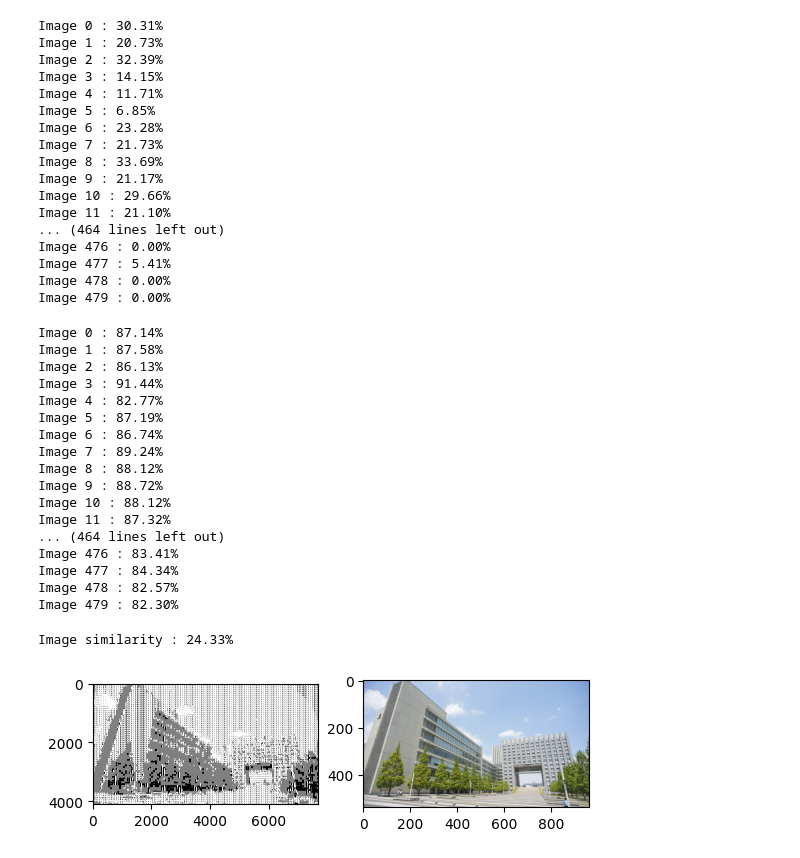
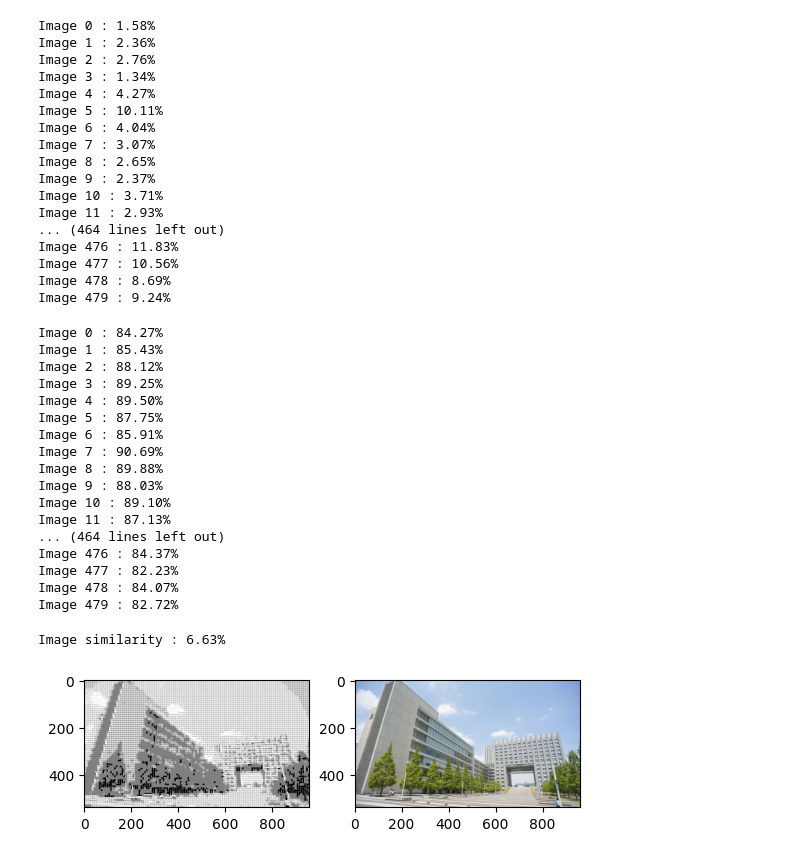
Before and after one commit to Pasapeb-cell/Ascii-Evaluation, a Jupyter notebook: test_tone.ipynb, the cells around one changed output. Saved outputs shown, nothing was run; the diff lists cells and outputs as text; code cells hidden in the pictures.

```diff
--- a/test_tone.ipynb
+++ b/test_tone.ipynb
@@ -8,6 +8,7 @@ from PIL import Image
 from skimage.metrics import structural_similarity as ssim
 
 model = SentenceTransformer('clip-ViT-B-32')
+PATCH_SIZE = 32
 # %%
 def extract_patches(image, n, m):
     patches = []
@@ -26,10 +27,11 @@ def extract_patches(image, n, m):
 
     return np.array([patch for patch in patches]), images_width, images_height
 # %%
-ascii_imgs, _, _ = extract_patches(Image.open('converted_sit_toyosu.png'), 16, 16)
 img = Image.open('sit_toyosu.png')
 gray = img.convert('L')
-normal_imgs, _, _ = extract_patches(gray, 16, 16)
+ascii = Image.open('converted_sit_toyosu.png').resize(img.size)
+normal_imgs, _, _ = extract_patches(gray, PATCH_SIZE, PATCH_SIZE)
+ascii_imgs, _, _ = extract_patches(ascii, PATCH_SIZE, PATCH_SIZE)
 # %%
 def score_image(image1, image2):
     encoded_image = model.encode([Image.fromarray(image1),Image.fromarray(image2)], batch_size=128, convert_to_tensor=True)
@@ -56,23 +58,23 @@ for i, score in enumerate(scores_ssim):
     # plt.imshow(normal_imgs[i], cmap='gray')
     # plt.show()
 # %% [output]
-Image 0 : 30.31%
-Image 1 : 20.73%
-Image 2 : 32.39%
-Image 3 : 14.15%
-Image 4 : 11.71%
-Image 5 : 6.85%
-Image 6 : 23.28%
-Image 7 : 21.73%
-Image 8 : 33.69%
-Image 9 : 21.17%
-Image 10 : 29.66%
-Image 11 : 21.10%
+Image 0 : 1.58%
+Image 1 : 2.36%
+Image 2 : 2.76%
+Image 3 : 1.34%
+Image 4 : 4.27%
+Image 5 : 10.11%
+Image 6 : 4.04%
+Image 7 : 3.07%
+Image 8 : 2.65%
+Image 9 : 2.37%
+Image 10 : 3.71%
+Image 11 : 2.93%
 ... (464 lines left out)
-Image 476 : 0.00%
-Image 477 : 5.41%
-Image 478 : 0.00%
-Image 479 : 0.00%
+Image 476 : 11.83%
+Image 477 : 10.56%
+Image 478 : 8.69%
+Image 479 : 9.24%
 # %%
 for i, score in enumerate(scores):
     print(f'Image {i} : {(score[0][0]*100):.2f}%')
@@ -82,34 +84,34 @@ for i, score in enumerate(scores):
     # plt.imshow(normal_imgs[i], cmap='gray')
     # plt.show()
 # %% [output]
-Image 0 : 87.14%
-Image 1 : 87.58%
-Image 2 : 86.13%
-Image 3 : 91.44%
-Image 4 : 82.77%
-Image 5 : 87.19%
-Image 6 : 86.74%
-Image 7 : 89.24%
-Image 8 : 88.12%
-Image 9 : 88.72%
-Image 10 : 88.12%
-Image 11 : 87.32%
+Image 0 : 84.27%
+Image 1 : 85.43%
+Image 2 : 88.12%
+Image 3 : 89.25%
+Image 4 : 89.50%
+Image 5 : 87.75%
+Image 6 : 85.91%
+Image 7 : 90.69%
+Image 8 : 89.88%
+Image 9 : 88.03%
+Image 10 : 89.10%
+Image 11 : 87.13%
 ... (464 lines left out)
-Image 476 : 83.41%
-Image 477 : 84.34%
-Image 478 : 82.57%
-Image 479 : 82.30%
+Image 476 : 84.37%
+Image 477 : 82.23%
+Image 478 : 84.07%
+Image 479 : 82.72%
 # %%
 image_mean = np.array(scores_ssim).mean()
 print(f'Image similarity : {image_mean:.2f}%')
 plt.subplot(1, 2, 1)
-plt.imshow(Image.open("converted_sit_toyosu.png"), cmap='gray')
+plt.imshow(ascii, cmap='gray')
 plt.subplot(1, 2, 2)
-plt.imshow(img, cmap='gray')
+plt.imshow(img)
 plt.show()
 # %% [output]
-Image similarity : 24.33%
+Image similarity : 6.63%
-[figure, old version]
+[figure, new version]
 # %%
 image_mean = np.array(scores).mean()
 print(f'Image similarity : {(image_mean*100):.2f}%')
```
Also changed, not shown: parts of 1 cell of this notebook, 2 other files.
